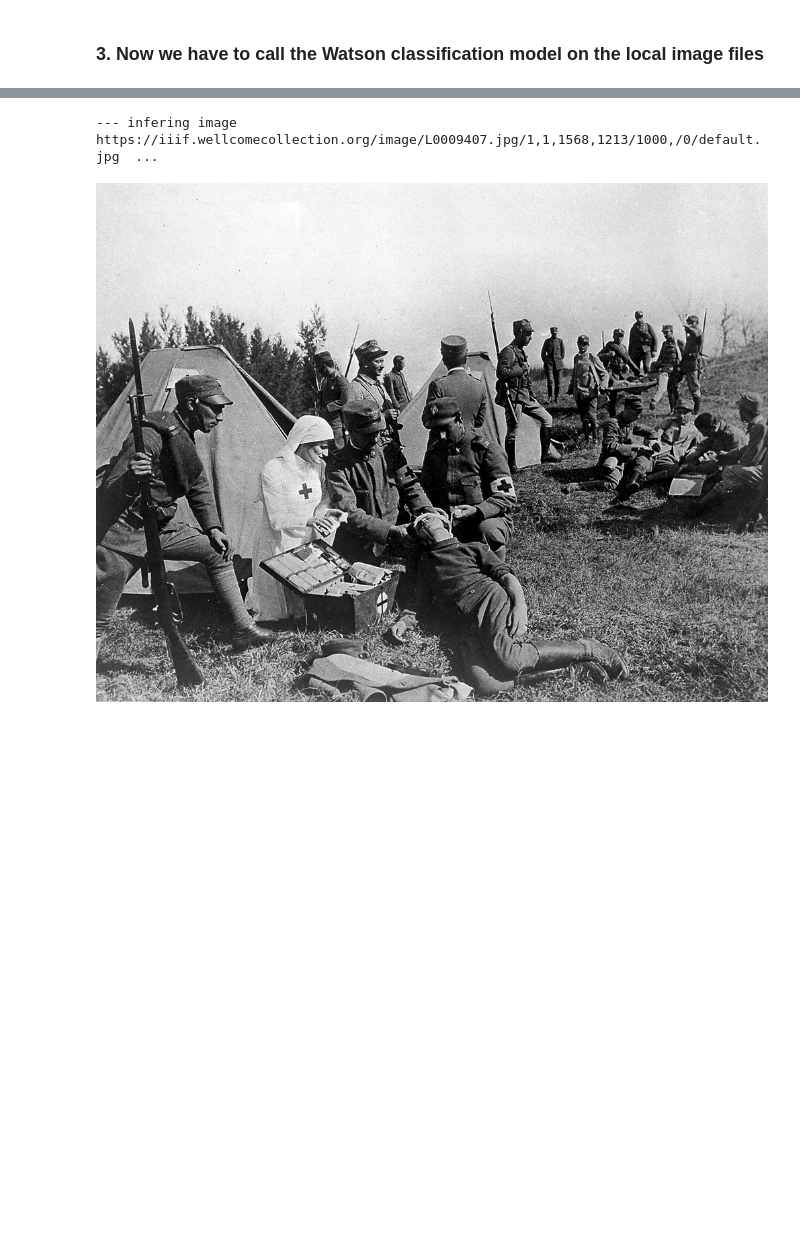
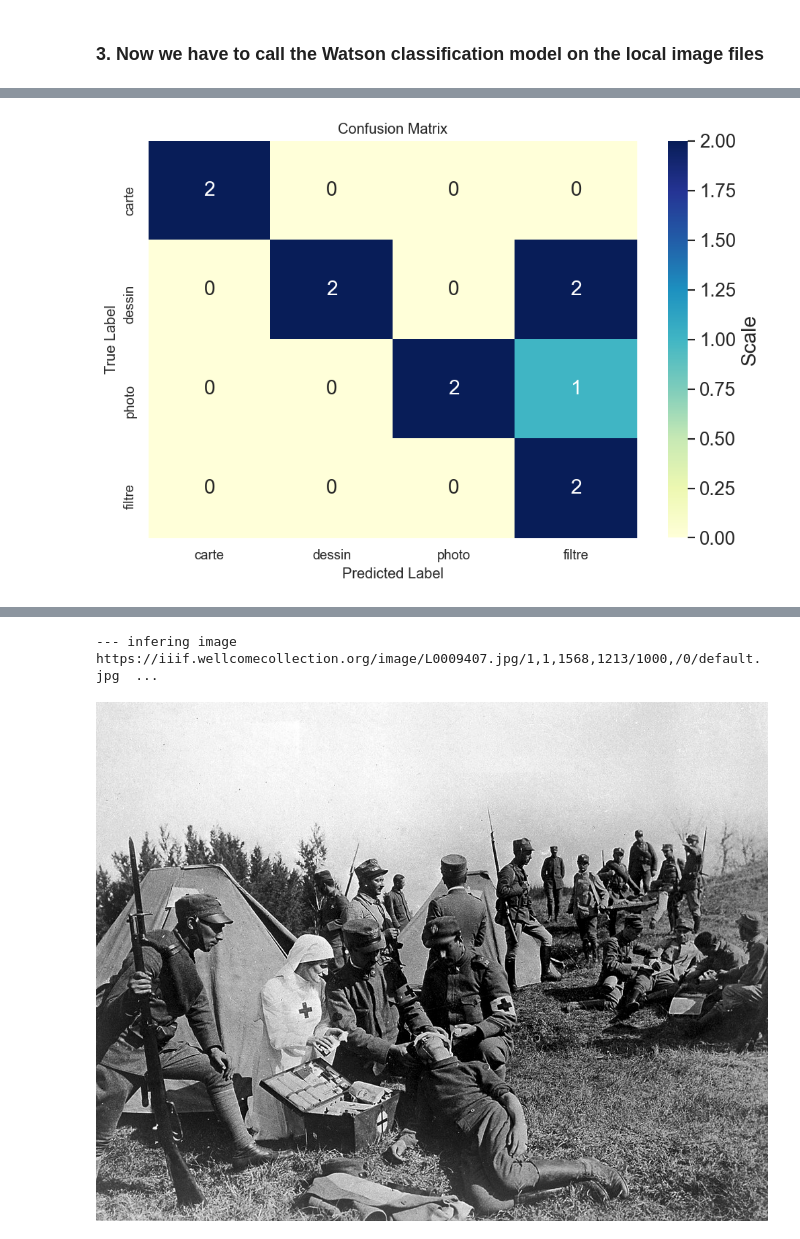
Before and after one commit to altomator/Introduction_to_Deep_Learning, a Jupyter notebook: binder/classify-img-with-iiif-and-watson.ipynb, the cells around one changed output, grey strips where cells are left out. Cells and saved outputs as stored; diff of their text form; code cells hidden in the pictures; blank space fills up the shorter version.

```diff
--- a/binder/classify-img-with-iiif-and-watson.ipynb
+++ b/binder/classify-img-with-iiif-and-watson.ipynb
@@ -102,9 +95,14 @@ docExportFactor = 25
 # %%
-# get the image files #12 to #15 (we only process 3 images)
-for i in range(12, 15):
-    print "--- getting image..."
+# Now loading the images
+# the files are stored in the . folder
+[IIIF.iiif(u[0],u[1],u[2],u[3],u[4],u[5]) for u in urlsIIIF]
+
+"""
+# get the image files #x to #y (we only process y-x images)
+for i in range(8, 9):
+    print ("--- getting image...")
     # we build the IIIF URL. We ask for the full image with a size factor of docExportFactor
-    IIIF.iiif("".join([docID,'/f',str(i)]), 'full', "".join(['pct:',str(docExportFactor)]), '0', 'native', 'jpg')
-print
-# the files are stored in the . folder
+    IIIF.iiif("".join([docID,'/f',str(i)]), 'full', "".join(['pct:',str(doc_export_factor)]), '0', 'native', 'jpg')
+"""
+print ("... done")
 # %% [output]
@@ -214,0 +195,79 @@ for file in entries:
+# %%
+GT_folder = "GT"
+labels = []
+predictions = []
+predictions = []
+trues = []
+
+# infering the GT data
+folders = fnmatch.filter(os.listdir(GT_folder), '*')
+for f in folders:
+    folder_name = "".join([GT_folder,"/",f])
+    if os.path.isdir(folder_name):
+        print ("\n--- GT class ",f," ...")
+        labels.append(f)
+        images = fnmatch.filter(os.listdir(folder_name), '*.jpg')
+        for i in images:
+            trues.append(f)
+            file_name = "".join([GT_folder,"/",f,"/",i])
+            print ("    infering image:",file_name," ...")
+            watson_json = process_image(file_name).json()
+            result = process_json(watson_json)
+            predicted_class = result[0]
+            predicted_class = predicted_class[:-3] # remove the "_30" (class names in the Watson model)
+            predictions.append(predicted_class.lower())
+print ("classes:",labels)
+print ("GT:", trues)
+print ("predictions:",predictions)
+
+# computing the preformances: confusion matrix, recall, precision
+import seaborn
+import matplotlib.pyplot as plt
+from sklearn.metrics import confusion_matrix
+from sklearn.metrics import recall_score
+from sklearn.metrics import precision_score
+from sklearn.metrics import f1_score
+
+def plot_confusion_matrix(data, labels, output_filename):
+    """Plot confusion matrix using heatmap.
+
+    Args:
+        data (list of list): List of lists with confusion matrix data.
+        labels (list): Labels which will be plotted across x and y axis.
+        output_filename (str): Path to output file.
+
+    """
+    seaborn.set(color_codes=True)
+    plt.figure(1, figsize=(9, 6))
+
+    plt.title("Confusion Matrix")
+
+    seaborn.set(font_scale=1.4)
+    ax = seaborn.heatmap(data, annot=True, cmap="YlGnBu", cbar_kws={'label': 'Scale'})
+
+    ax.set_xticklabels(labels)
+    ax.set_yticklabels(labels)
+
+    ax.set(ylabel="True Label", xlabel="Predicted Label")
+
+    plt.savefig(output_filename, bbox_inches='tight', dpi=120)
+    plt.close()
+
+
+# create confusion matrix
+matrix = confusion_matrix(trues, predictions, labels=labels)
+print (matrix)
+
+# compute the recall score
+# https://simonhessner.de/why-are-precision-recall-and-f1-score-equal-when-using-micro-averaging-in-a-multi-class-problem/
+# 'micro': Calculate metrics globally by counting the total true positives, false negatives and false positives.
+# 'macro': Calculate metrics for each label, and find their unweighted mean. This does not take label imbalance into account.
+print ("\nrecall score:", recall_score(trues, predictions, labels=labels, average='micro'))
+print ("precision score:", precision_score(trues, predictions, labels=labels, average='micro'))
+print ("F1 mesure:", f1_score(trues, predictions, labels=labels, average='micro'))
+
+# draw the matrix
+plot_confusion_matrix(matrix, labels, "confusion_matrix.png")
+display(Image(filename="confusion_matrix.png"))
+exit(0)
+# %% [output]
@@ -215 +291,2 @@ for file in entries:
+[figure, added]
 # %% [markdown]
```
Also changed, not shown: parts of 16 cells of this notebook, 12 other files.
